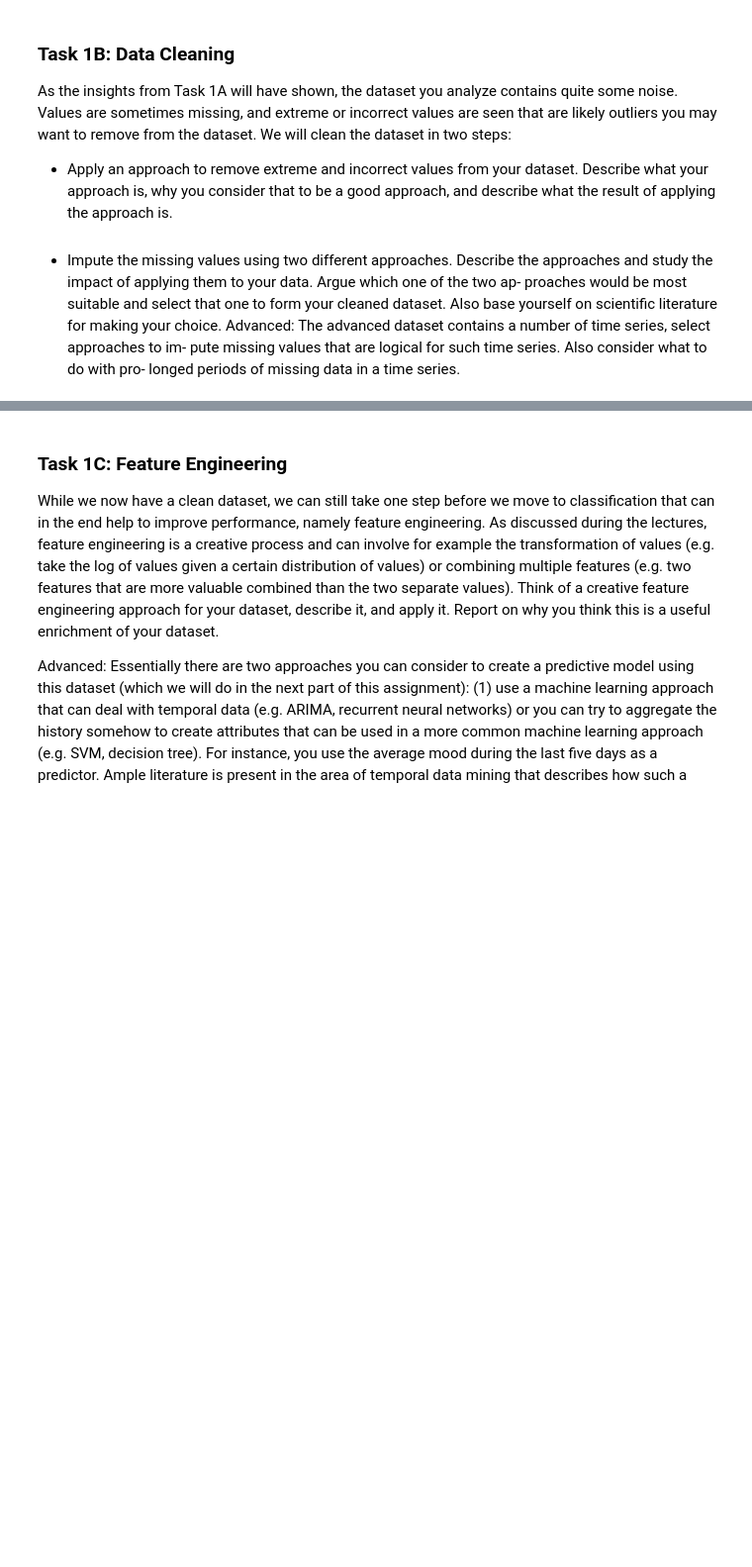
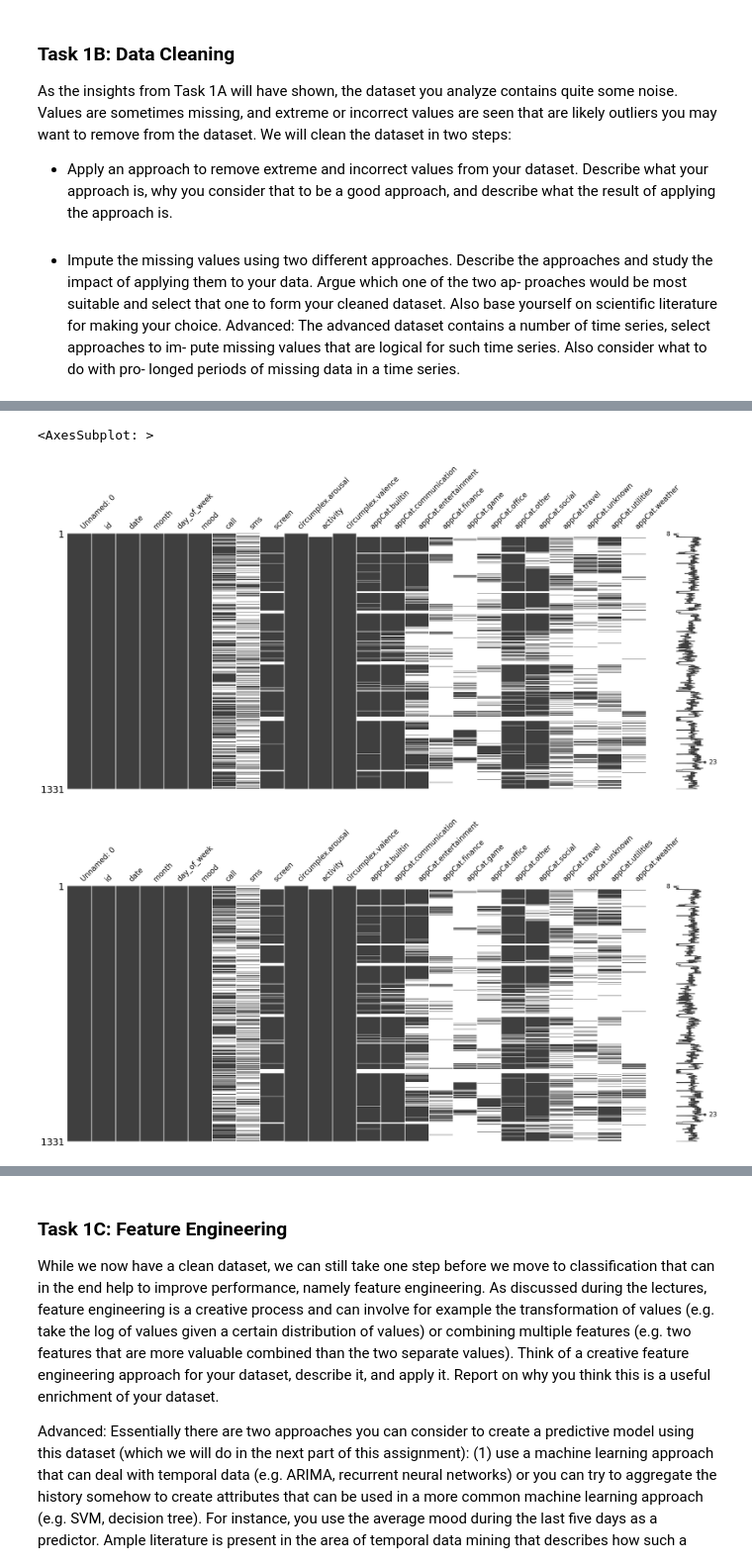
Before and after one commit to moosmiddelkoop/DMT-1, a Jupyter notebook: Assignment_1.ipynb, the cells around one changed output, grey strips where cells are left out. Shown at 99% size. Cells and saved outputs as stored; diff of their text form; code cells hidden in the pictures; blank space fills up the shorter version.

```diff
--- a/Assignment_1.ipynb
+++ b/Assignment_1.ipynb
@@ -172,19 +240,29 @@ longed periods of missing data in a time series.
 # %%
-## Code Here
+## IMPUTING MISSING VALUES
 # impute missing values: forward fill
-data_ffill = data.fillna(method='ffill')
+data = pd.read_csv('data/data_post_first_mood.csv')
+data_ffill = data
+data_ffill[['mood', 'circumplex.arousal', 'circumplex.valence', 'activity']] = data[['mood', 'circumplex.arousal', 'circumplex.valence', 'activity']].fillna(method='ffill')
 
 # create datetimeindex from time column in order to be able to interpolate using the time method
-datetimeindex = pd.to_datetime(data['time'])
+datetimeindex = pd.to_datetime(data['date'])
 
 # replace time column with datetimeindex
 data.index = datetimeindex
 
 # interpolate using time method
-data_interpolated = data.interpolate(method='time')
+data_interpolated = data
+data_interpolated[['mood', 'circumplex.arousal', 'circumplex.valence', 'activity']] = data[['mood', 'circumplex.arousal', 'circumplex.valence', 'activity']].interpolate(method='time')
 
 # save imputed data
 data_ffill.to_csv('data/imputed_data_v1.csv')
 data_interpolated.to_csv('data/imputed_data_v2.csv')
+#  NOW WRITE SOME ABOUT THE PROS AND CONS
 
-#  NOW WRITE SOME ABOUT THE PROS AND CONS
+# check if it worked
+msno.matrix(data_ffill)
+msno.matrix(data_interpolated)
+# %% [output]
+<AxesSubplot: >
+[figure, added]
+[figure, added]
```
Also changed, not shown: parts of 13 cells of this notebook.
